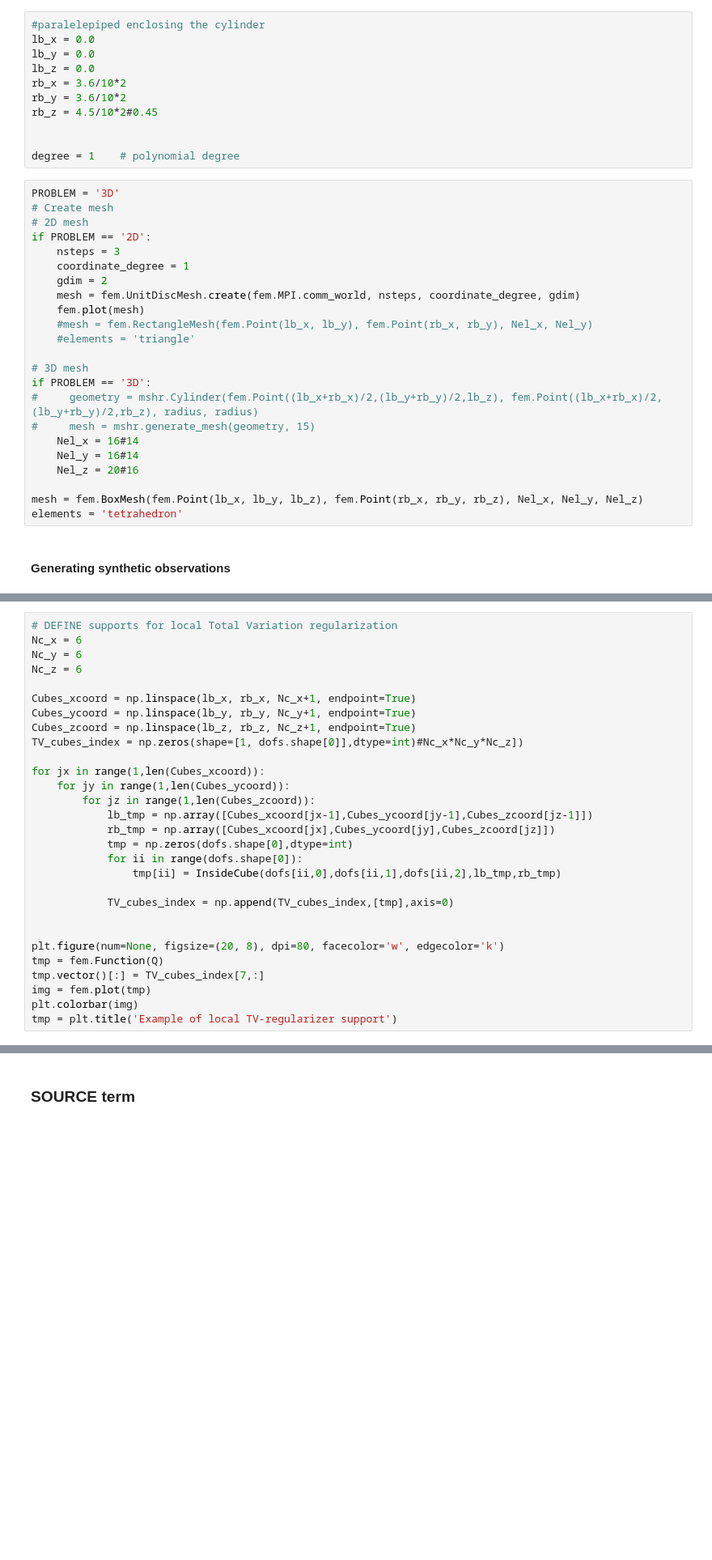
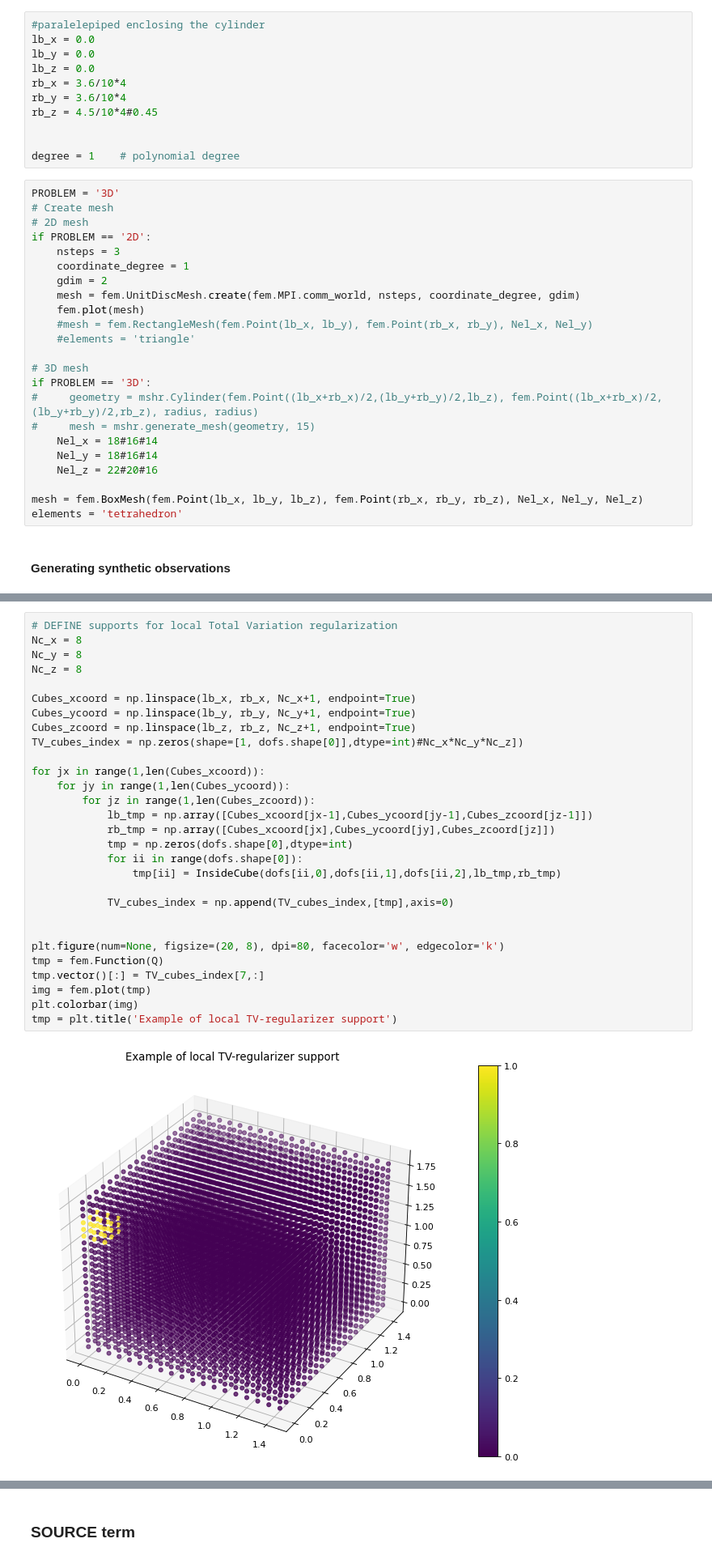
Before and after one commit to IBM/DOT, a Jupyter notebook: FDOTsynt-SrcEst-KLdiv-Scaled-cvxpy-mosek.ipynb, the cells around one changed output, grey strips where cells are left out. Shown at 81% size. Drawn from its saved outputs; the diff is of its cells as text; blank space fills up the shorter version.

```diff
--- a/FDOTsynt-SrcEst-KLdiv-Scaled-cvxpy-mosek.ipynb
+++ b/FDOTsynt-SrcEst-KLdiv-Scaled-cvxpy-mosek.ipynb
@@ -36,9 +39,9 @@ import mosek
 lb_x = 0.0
 lb_y = 0.0
 lb_z = 0.0
-rb_x = 3.6/10*2
-rb_y = 3.6/10*2
-rb_z = 4.5/10*2#0.45
+rb_x = 3.6/10*4
+rb_y = 3.6/10*4
+rb_z = 4.5/10*4#0.45
 
 
 degree = 1    # polynomial degree
@@ -59,9 +62,9 @@ if PROBLEM == '2D':
 if PROBLEM == '3D':
 #     geometry = mshr.Cylinder(fem.Point((lb_x+rb_x)/2,(lb_y+rb_y)/2,lb_z), fem.Point((lb_x+rb_x)/2,(lb_y+rb_y)/2,rb_z), radius, radius)
 #     mesh = mshr.generate_mesh(geometry, 15)
-    Nel_x = 16#14
-    Nel_y = 16#14
-    Nel_z = 20#16
+    Nel_x = 18#16#14
+    Nel_y = 18#16#14
+    Nel_z = 22#20#16
 
 mesh = fem.BoxMesh(fem.Point(lb_x, lb_y, lb_z), fem.Point(rb_x, rb_y, rb_z), Nel_x, Nel_y, Nel_z)
 elements = 'tetrahedron'
@@ -178,30 +180,32 @@ tmp = plt.title('mu_axf support')
 # %%
 # DEFINE supports for local Total Variation regularization
-Nc_x = 6
-Nc_y = 6
-Nc_z = 6
+Nc_x = 8
+Nc_y = 8
+Nc_z = 8
 
 Cubes_xcoord = np.linspace(lb_x, rb_x, Nc_x+1, endpoint=True)
 Cubes_ycoord = np.linspace(lb_y, rb_y, Nc_y+1, endpoint=True)
 Cubes_zcoord = np.linspace(lb_z, rb_z, Nc_z+1, endpoint=True)
 TV_cubes_index = np.zeros(shape=[1, dofs.shape[0]],dtype=int)#Nc_x*Nc_y*Nc_z])
 
 for jx in range(1,len(Cubes_xcoord)):
     for jy in range(1,len(Cubes_ycoord)):
         for jz in range(1,len(Cubes_zcoord)):
             lb_tmp = np.array([Cubes_xcoord[jx-1],Cubes_ycoord[jy-1],Cubes_zcoord[jz-1]])
             rb_tmp = np.array([Cubes_xcoord[jx],Cubes_ycoord[jy],Cubes_zcoord[jz]])
             tmp = np.zeros(dofs.shape[0],dtype=int)
             for ii in range(dofs.shape[0]):
                 tmp[ii] = InsideCube(dofs[ii,0],dofs[ii,1],dofs[ii,2],lb_tmp,rb_tmp)
 
             TV_cubes_index = np.append(TV_cubes_index,[tmp],axis=0)
 
 
 plt.figure(num=None, figsize=(20, 8), dpi=80, facecolor='w', edgecolor='k')
 tmp = fem.Function(Q)
 tmp.vector()[:] = TV_cubes_index[7,:]
 img = fem.plot(tmp)
 plt.colorbar(img)
 tmp = plt.title('Example of local TV-regularizer support')
+# %% [output]
+[figure, added]
 # %% [markdown]
```
Also changed, not shown: parts of 20 cells of this notebook.
